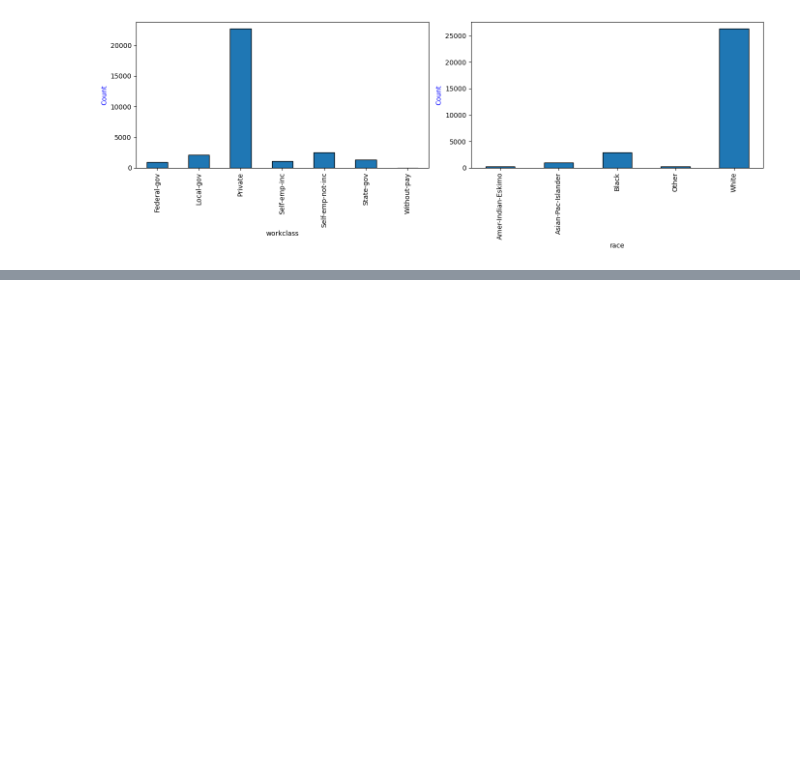
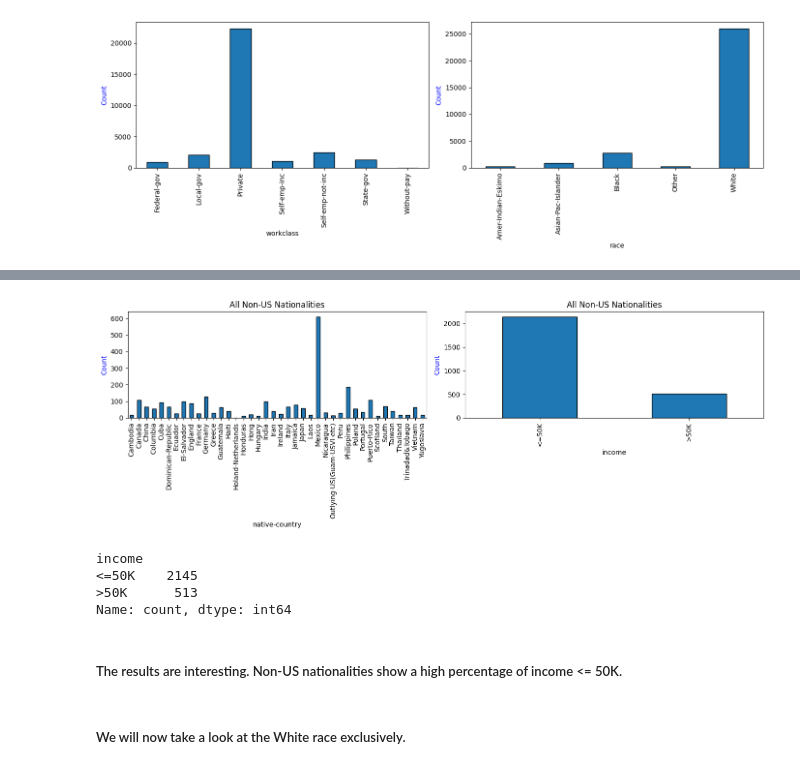
Before and after one commit to coco-loco-cyber/uci_census, a Jupyter notebook: Chi2_Test_Census_Data.ipynb, the cells around one changed output, grey strips where cells are left out. Drawn from its saved outputs; the diff is of its cells as text; code cells hidden in the pictures; blank space fills up the shorter version.

```diff
--- a/Chi2_Test_Census_Data.ipynb
+++ b/Chi2_Test_Census_Data.ipynb
@@ -199,0 +238,3 @@ discrete_plots(census_filt, ['workclass','race'], 2)
+# %%
+nonUS_all = census_filt.loc[census_filt['native-country']!='United-States']
+nonUS_all['race'].value_counts()
@@ -199,0 +249,15 @@ discrete_plots(census_filt, ['workclass','race'], 2)
+# %%
+discrete_plots(nonUS_all, ['native-country', 'income'], 2, 'All Non-US Nationalities')
+# %% [output]
+[figure, added]
+# %%
+nonUS_all['income'].value_counts()
+# %% [output]
+income
+<=50K    2145
+>50K      513
+Name: count, dtype: int64
+# %% [markdown]
+##### The results are interesting. Non-US nationalities show a high percentage of income <= 50K.
+# %% [markdown]
+##### We will now take a look at the White race exclusively.
```
Also changed, not shown: parts of 27 cells of this notebook.
